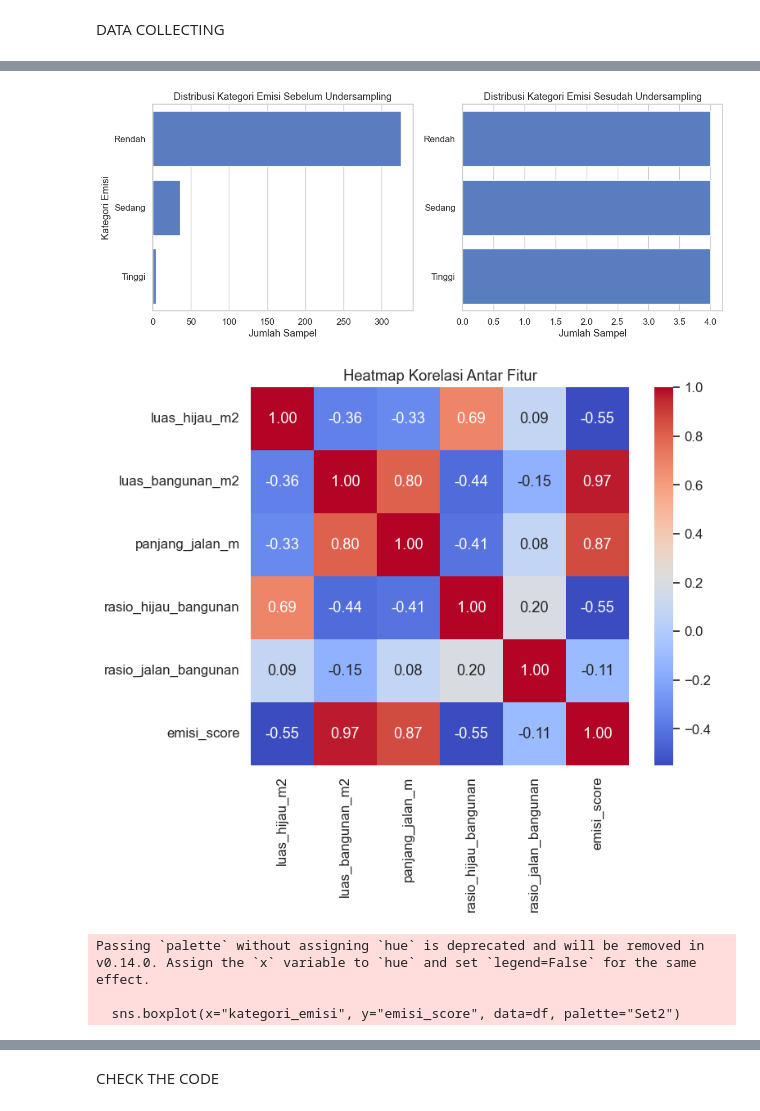
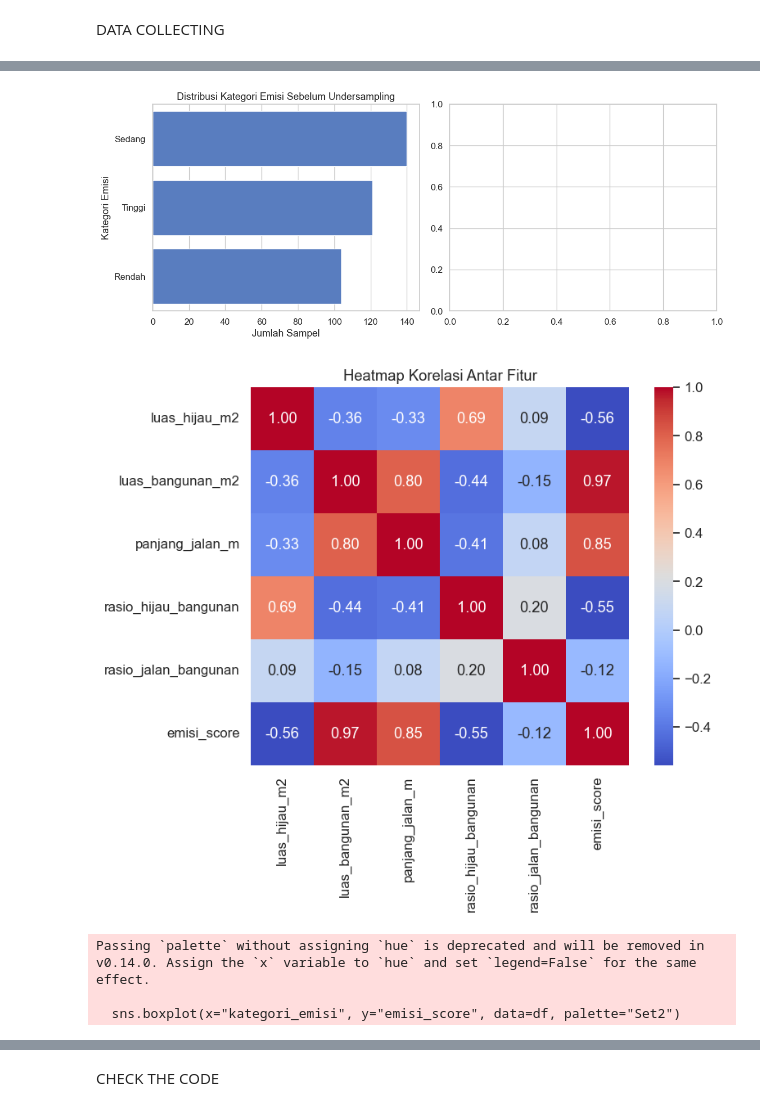
Before and after one commit to Fadhilaalya11/CAPSTONEPROJECT, a Jupyter notebook: Project_Kominfo_SVM_awal.ipynb, the cells around one changed output, grey strips where cells are left out. Drawn from its saved outputs; the diff is of its cells as text; code cells hidden in the pictures.

```diff
--- a/Project_Kominfo_SVM_awal.ipynb
+++ b/Project_Kominfo_SVM_awal.ipynb
@@ -21,12 +21,14 @@ from sklearn.calibration import CalibratedClassifierCV
 # %% [markdown]
 DATA COLLECTING
 # %%
-gdb_path = "C:/SMT 7/CAPSTONEPROJECT/2022_RBI25K_KAB_BANYUMAS_KUGI50_20221231.gdb"
+gdb_path = r"E:\KULIAH SEMESTER 7\COMPUTING PROJECT\CAPSTONEPROJECT\2022_RBI25K_KAB_BANYUMAS_KUGI50_20221231.gdb"
 
-banyumas_shp = "C:/SMT 7/CAPSTONEPROJECT/indonesiaSHPLevel3/gadm41_IDN_3.shp"
+banyumas_shp = r"E:\KULIAH SEMESTER 7\COMPUTING PROJECT\CAPSTONEPROJECT\indonesiaSHPLevel3\gadm41_IDN_3.shp"
 banyumas_kab = gpd.read_file(banyumas_shp)
 banyumas_kab = banyumas_kab[banyumas_kab["NAME_2"] == "Banyumas"].to_crs(epsg=32749)
 banyumas_boundary = banyumas_kab.dissolve(by="NAME_2")
+# banyumas_kab = gpd.read_file("batas_kecamatan_banyumas.geojson")
+# banyumas_boundary = banyumas_kab.to_crs(epsg=32749)
 # %%
 layer_hijau = [
     "HUTANLAHANTINGGI_AR_25K",
@@ -106,5 +108,5 @@ DATA UNDERSTANDING
 # %%
-minx, miny, maxx, maxy = banyumas_kab.total_bounds
+minx, miny, maxx, maxy = banyumas_boundary.total_bounds
 grid_size = 500
 
 cols = np.arange(minx, maxx, grid_size)
@@ -116,5 +118,5 @@ for x in cols:
         cell = box(x, y, x + grid_size, y + grid_size)
         grid_cells.append(cell)
 
-grid = gpd.GeoDataFrame({"geometry": grid_cells}, crs=banyumas_kab.crs)
-grid = gpd.overlay(grid, banyumas_kab, how="intersection")
+grid = gpd.GeoDataFrame({"geometry": grid_cells}, crs=banyumas_boundary.crs)
+grid = gpd.overlay(grid, banyumas_boundary, how="intersection")
@@ -280,0 +810,8 @@ y_test = df_test["kategori_emisi"]
+# %%
+GDB_BANYUMAS = r"E:/KULIAH SEMESTER 7/COMPUTING PROJECT/CAPSTONEPROJECT/2022_RBI25K_KAB_BANYUMAS_KUGI50_20221231.gdb"
+GDB_JAKPUS   = r"E:/KULIAH SEMESTER 7/COMPUTING PROJECT/CAPSTONEPROJECT/KotaAdm.JakartaPusat/2022_RBI25K_JAKPUS.gdb"
+GDB_YOGYA    = r"E:/KULIAH SEMESTER 7/COMPUTING PROJECT/CAPSTONEPROJECT/KotaYogyakarta/KOTA YOGYAKARTA/2022_RBI25K_KOTA_YOGYAKARTA_KUGI50_20221231.gdb"
+
+GADM_L3      = r"E:/KULIAH SEMESTER 7/COMPUTING PROJECT/CAPSTONEPROJECT/indonesiaSHPLevel3/gadm41_IDN_3.shp"
+EXPORT_DIR   = r"E:/KULIAH SEMESTER 7/COMPUTING PROJECT/CAPSTONEPROJECT/outputs"
+Path(EXPORT_DIR).mkdir(parents=True, exist_ok=True)
@@ -280,0 +1102,5 @@ y_test = df_test["kategori_emisi"]
+# %%
+# Labelkan dengan ambang Banyumas
+thr = derive_thresholds_from_banyumas(bms_feat, strategy="quantile")
+for df in (bms_feat, jkt_feat, ygy_feat):
+    df["label"] = df.apply(lambda r: rule_based_label(r, thr), axis=1)
@@ -282,10 +1171,7 @@ y_test = df_test["kategori_emisi"]
 import matplotlib.pyplot as plt
 import seaborn as sns
 
-# Pastikan grafik tampil dengan gaya yang enak dibaca
 sns.set(style="whitegrid", palette="muted", font_scale=1.1)
-
-
 
 #Visualisasi distribusi kategori
 fig, axes = plt.subplots(1, 2, figsize=(12, 5))
@@ -297,10 +1183,10 @@ axes[0].set_xlabel("Jumlah Sampel")
 axes[0].set_ylabel("Kategori Emisi")
 
 # Sesudah undersampling
-sns.countplot(y=y_resampled, ax=axes[1], order=y_resampled.value_counts().index)
-axes[1].set_title("Distribusi Kategori Emisi Sesudah Undersampling")
-axes[1].set_xlabel("Jumlah Sampel")
-axes[1].set_ylabel("")
+#sns.countplot(y=y_resampled, ax=axes[1], order=y_resampled.value_counts().index)
+# axes[1].set_title("Distribusi Kategori Emisi Sesudah Undersampling")
+# axes[1].set_xlabel("Jumlah Sampel")
+# axes[1].set_ylabel("")
 
 plt.tight_layout()
 plt.show()
@@ -308,34 +1194,34 @@ plt.show()
 
 plt.figure(figsize=(8,6))
 corr = df[[
     "luas_hijau_m2", "luas_bangunan_m2", "panjang_jalan_m",
     "rasio_hijau_bangunan", "rasio_jalan_bangunan", "emisi_score"
 ]].corr()
 
 sns.heatmap(corr, annot=True, cmap="coolwarm", fmt=".2f", square=True)
 plt.title("Heatmap Korelasi Antar Fitur")
 plt.show()
 
 
 plt.figure(figsize=(10,6))
 sns.boxplot(x="kategori_emisi", y="emisi_score", data=df, palette="Set2")
 plt.title("Sebaran Skor Emisi Berdasarkan Kategori")
 plt.xlabel("Kategori Emisi")
 plt.ylabel("Nilai Emisi Score")
 plt.show()
 
 
 sns.pairplot(
     df.sample(min(500, len(df))),  # ambil sebagian data biar cepat
     vars=["luas_hijau_m2", "luas_bangunan_m2", "panjang_jalan_m", "emisi_score"],
     hue="kategori_emisi",
     palette="husl",
     diag_kind="kde"
 )
 plt.suptitle("Hubungan Antar Variabel dan Kategori Emisi", y=1.02)
 plt.show()
 # %% [output]
-[figure, old version]
+[figure, new version]
 [figure]
 Passing `palette` without assigning `hue` is deprecated and will be removed in v0.14.0. Assign the `x` variable to `hue` and set `legend=False` for the same effect.
 
```
Also changed, not shown: parts of 36 cells of this notebook.
